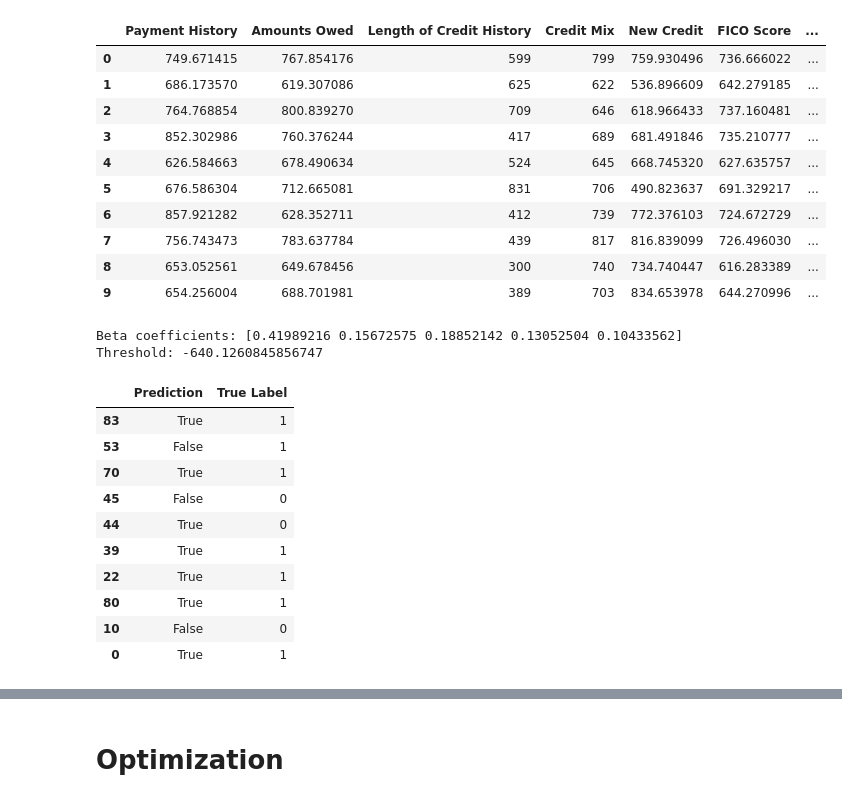
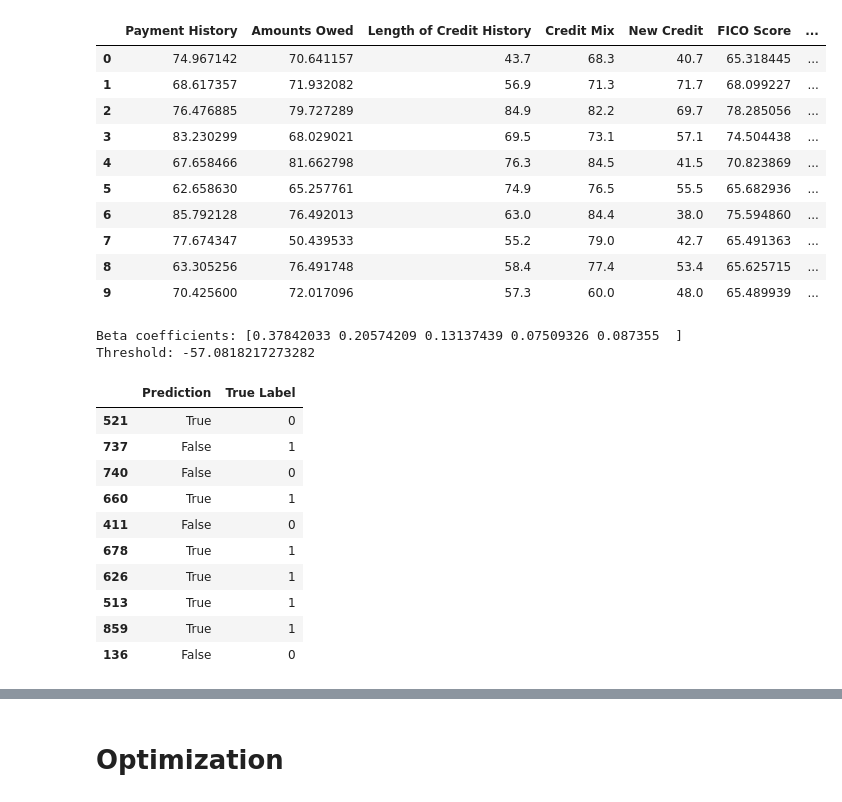
Before and after one commit to RamanEbrahimi/Research, a Jupyter notebook: Explainable AI/simulation.ipynb, the cells around one changed output, grey strips where cells are left out. Cells and saved outputs as stored; diff of their text form; code cells hidden in the pictures.

```diff
--- a/Explainable AI/simulation.ipynb
+++ b/Explainable AI/simulation.ipynb
@@ -4,7 +4,7 @@ import numpy as np
 import matplotlib.pyplot as plt
 import cvxpy as cp
 # %%
-def generate_synthetic_fico_data(n=100):
+def generate_synthetic_fico_data(n=1000):
     np.random.seed(42)  # For reproducibility
 
     # Simulate Payment History
@@ -25,7 +25,8 @@ def generate_synthetic_fico_data(n=100):
 
     # Simulate New Credit
     # Recent credit activities lower the score
-    new_credit = 850 - np.random.gamma(2, 100, n)
+    # new_credit = 850 - np.random.gamma(2, 100, n)
+    new_credit = np.random.choice(range(300, 850), n, replace=True)
 
     # Combine into DataFrame
     data = {
@@ -35,7 +36,7 @@ def generate_synthetic_fico_data(n=100):
         'Credit Mix': credit_mix,
         'New Credit': new_credit
     }
-    df = pd.DataFrame(data) # Divide by 10 to scale down the values
+    df = pd.DataFrame(data) /10 # Divide by 100 to scale down the values
 
     # Calculate FICO Score with given weights
     weights = {'Payment History': 0.45, 'Amounts Owed': 0.20, 'Length of Credit History': 0.15, 'Credit Mix': 0.10, 'New Credit': 0.10}
@@ -87,28 +88,28 @@ fico_df = df.copy()
 # %%
 # Sigmoid function to calculate probability
 def sigmoid(x):
-    return 1 / (1 + np.exp(-0.1 * (x - 650)))
+    return 1 / (1 + np.exp(-0.8 * (x - 65)))
 
 # Calculate the approval probability for each individual
 fico_df['Approval Probability'] = sigmoid(fico_df['FICO Score'])
 
 # Assign "true" labels based on approval probability being above a random threshold
 # This introduces randomness in the assignment, making some borderline cases get approved or denied
-fico_df['True Label'] = (fico_df['Approval Probability'] > np.random.rand(fico_df.shape[0])).astype(int)
+fico_df['True Label'] = (fico_df['Approval Probability'] >= np.random.rand(fico_df.shape[0])).astype(int)
 
 fico_df.head(10)
 # %% [output]
 |  | Payment History | Amounts Owed | Length of Credit History | Credit Mix | New Credit | FICO Score | ... |
-| 0 | 749.671415 | 767.854176 | 599 | 799 | 759.930496 | 736.666022 | ... |
-| 1 | 686.173570 | 619.307086 | 625 | 622 | 536.896609 | 642.279185 | ... |
-| 2 | 764.768854 | 800.839270 | 709 | 646 | 618.966433 | 737.160481 | ... |
-| 3 | 852.302986 | 760.376244 | 417 | 689 | 681.491846 | 735.210777 | ... |
-| 4 | 626.584663 | 678.490634 | 524 | 645 | 668.745320 | 627.635757 | ... |
-| 5 | 676.586304 | 712.665081 | 831 | 706 | 490.823637 | 691.329217 | ... |
-| 6 | 857.921282 | 628.352711 | 412 | 739 | 772.376103 | 724.672729 | ... |
-| 7 | 756.743473 | 783.637784 | 439 | 817 | 816.839099 | 726.496030 | ... |
-| 8 | 653.052561 | 649.678456 | 300 | 740 | 734.740447 | 616.283389 | ... |
-| 9 | 654.256004 | 688.701981 | 389 | 703 | 834.653978 | 644.270996 | ... |
+| 0 | 74.967142 | 70.641157 | 43.7 | 68.3 | 40.7 | 65.318445 | ... |
+| 1 | 68.617357 | 71.932082 | 56.9 | 71.3 | 71.7 | 68.099227 | ... |
+| 2 | 76.476885 | 79.727289 | 84.9 | 82.2 | 69.7 | 78.285056 | ... |
+| 3 | 83.230299 | 68.029021 | 69.5 | 73.1 | 57.1 | 74.504438 | ... |
+| 4 | 67.658466 | 81.662798 | 76.3 | 84.5 | 41.5 | 70.823869 | ... |
+| 5 | 62.658630 | 65.257761 | 74.9 | 76.5 | 55.5 | 65.682936 | ... |
+| 6 | 85.792128 | 76.492013 | 63.0 | 84.4 | 38.0 | 75.594860 | ... |
+| 7 | 77.674347 | 50.439533 | 55.2 | 79.0 | 42.7 | 65.491363 | ... |
+| 8 | 63.305256 | 76.491748 | 58.4 | 77.4 | 53.4 | 65.625715 | ... |
+| 9 | 70.425600 | 72.017096 | 57.3 | 60.0 | 48.0 | 65.489939 | ... |
 # %%
 def logistic_regression_with_sum_constraint(X, y):
     """
@@ -151,6 +155,7 @@ def logistic_regression_with_sum_constraint(X, y):
 # print("Threshold:", threshold)
 # %%
 from sklearn.model_selection import train_test_split
+from sklearn.linear_model import LogisticRegression
 
 # Example dataset loading
 # Assuming 'FICO Score' is not used as a feature directly in the model training
@@ -160,8 +165,12 @@ y = fico_df['True Label']  # the target variable
 # Splitting the dataset
 X_train, X_test, y_train, y_test= train_test_split(X, y, test_size=0.3, random_state=42)
 
+# normal logreg
+model = LogisticRegression()
+
 # Train the logistic regression model
-beta, threshold = logistic_regression_with_sum_constraint(X_train, y_train)
+beta, threshold = model.fit(X_train, y_train).coef_[0], model.intercept_[0]
+# logistic_regression_with_sum_constraint(X_train, y_train)
 print("Beta coefficients:", beta)
 print("Threshold:", threshold)
 
@@ -170,19 +179,19 @@ predictions = (X_test.values @ beta + threshold) > 0
 results = pd.DataFrame({'Prediction': predictions, 'True Label': y_test})
 results.head(10)
 # %% [output]
-Beta coefficients: [0.41989216 0.15672575 0.18852142 0.13052504 0.10433562]
-Threshold: -640.1260845856747
+Beta coefficients: [0.37842033 0.20574209 0.13137439 0.07509326 0.087355  ]
+Threshold: -57.0818217273282
 |  | Prediction | True Label |
-| 83 | True | 1 |
-| 53 | False | 1 |
-| 70 | True | 1 |
-| 45 | False | 0 |
-| 44 | True | 0 |
-| 39 | True | 1 |
-| 22 | True | 1 |
-| 80 | True | 1 |
-| 10 | False | 0 |
-| 0 | True | 1 |
+| 521 | True | 0 |
+| 737 | False | 1 |
+| 740 | False | 0 |
+| 660 | True | 1 |
+| 411 | False | 0 |
+| 678 | True | 1 |
+| 626 | True | 1 |
+| 513 | True | 1 |
+| 859 | True | 1 |
+| 136 | False | 0 |
 # %%
 # feature names
 feature_names = X.columns
```
Also changed, not shown: parts of 5 cells of this notebook, 2 other files.
